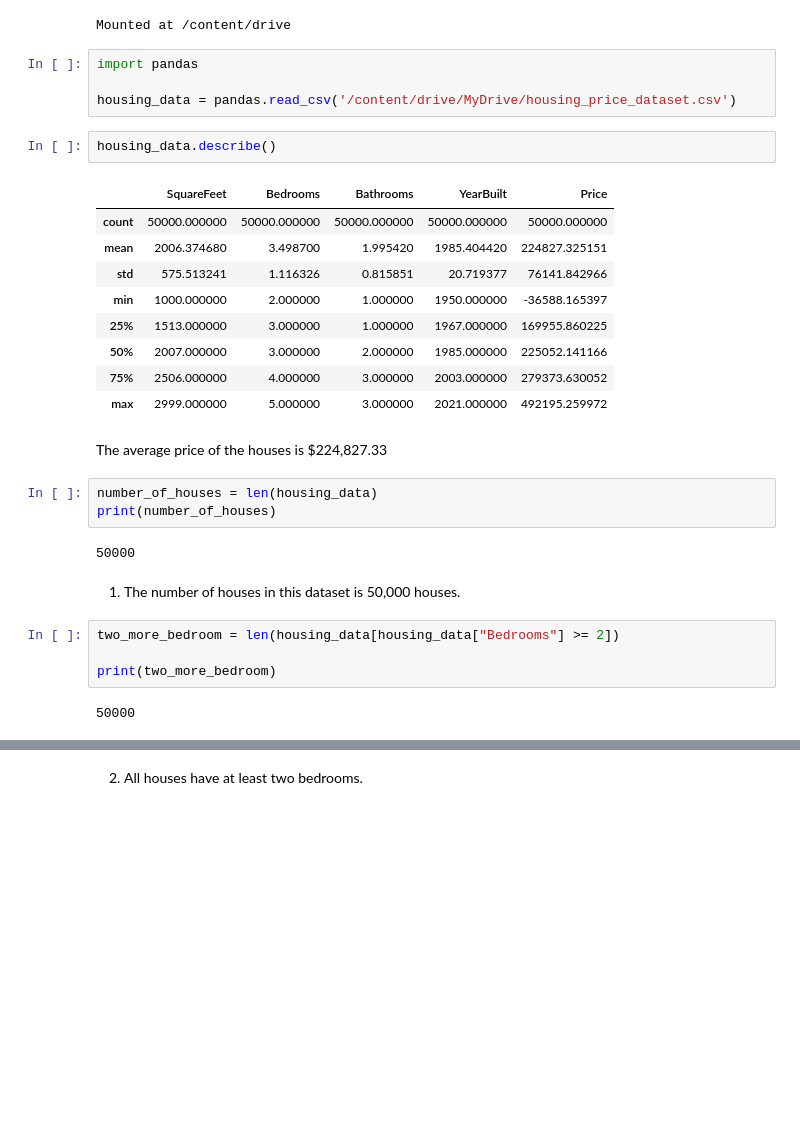
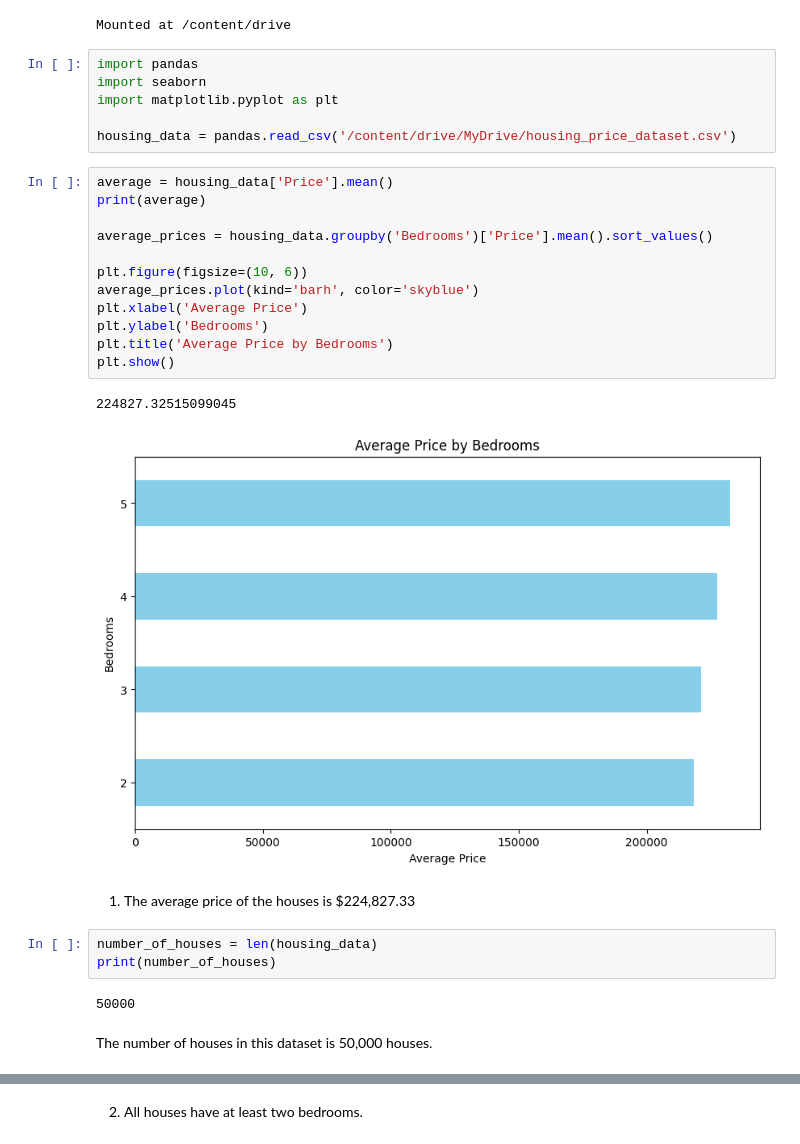
Before and after one commit to mandyzhi/housing-data, a Jupyter notebook: housing_data.ipynb, the cells around one changed output, grey strips where cells are left out. Cells and saved outputs as stored; diff of their text form; blank space fills up the shorter version.

Commit message:
Added Visualization

```diff
--- a/housing_data.ipynb
+++ b/housing_data.ipynb
@@ -8,32 +8,31 @@ drive.mount('/content/drive')
 Mounted at /content/drive
 # %%
 import pandas
+import seaborn
+import matplotlib.pyplot as plt
 
 housing_data = pandas.read_csv('/content/drive/MyDrive/housing_price_dataset.csv')
-# %%
-housing_data.describe()
-# %% [output]
-|  | SquareFeet | Bedrooms | Bathrooms | YearBuilt | Price |
-| count | 50000.000000 | 50000.000000 | 50000.000000 | 50000.000000 | 50000.000000 |
-| mean | 2006.374680 | 3.498700 | 1.995420 | 1985.404420 | 224827.325151 |
-| std | 575.513241 | 1.116326 | 0.815851 | 20.719377 | 76141.842966 |
-| min | 1000.000000 | 2.000000 | 1.000000 | 1950.000000 | -36588.165397 |
-| 25% | 1513.000000 | 3.000000 | 1.000000 | 1967.000000 | 169955.860225 |
-| 50% | 2007.000000 | 3.000000 | 2.000000 | 1985.000000 | 225052.141166 |
-| 75% | 2506.000000 | 4.000000 | 3.000000 | 2003.000000 | 279373.630052 |
-| max | 2999.000000 | 5.000000 | 3.000000 | 2021.000000 | 492195.259972 |
+# %%
+average = housing_data['Price'].mean()
+print(average)
+
+average_prices = housing_data.groupby('Bedrooms')['Price'].mean().sort_values()
+
+plt.figure(figsize=(10, 6))
+average_prices.plot(kind='barh', color='skyblue')
+plt.xlabel('Average Price')
+plt.ylabel('Bedrooms')
+plt.title('Average Price by Bedrooms')
+plt.show()
+# %% [output]
+224827.32515099045
+[figure, added]
 # %% [markdown]
-The average price of the houses is $224,827.33
+1. The average price of the houses is $224,827.33
 # %%
 number_of_houses = len(housing_data)
 print(number_of_houses)
 # %% [output]
 50000
 # %% [markdown]
-1. The number of houses in this dataset is 50,000 houses.
+The number of houses in this dataset is 50,000 houses.
-# %%
-two_more_bedroom = len(housing_data[housing_data["Bedrooms"] >= 2])
-
-print(two_more_bedroom)
-# %% [output]
-50000
```
Also changed, not shown: parts of 18 cells of this notebook.
